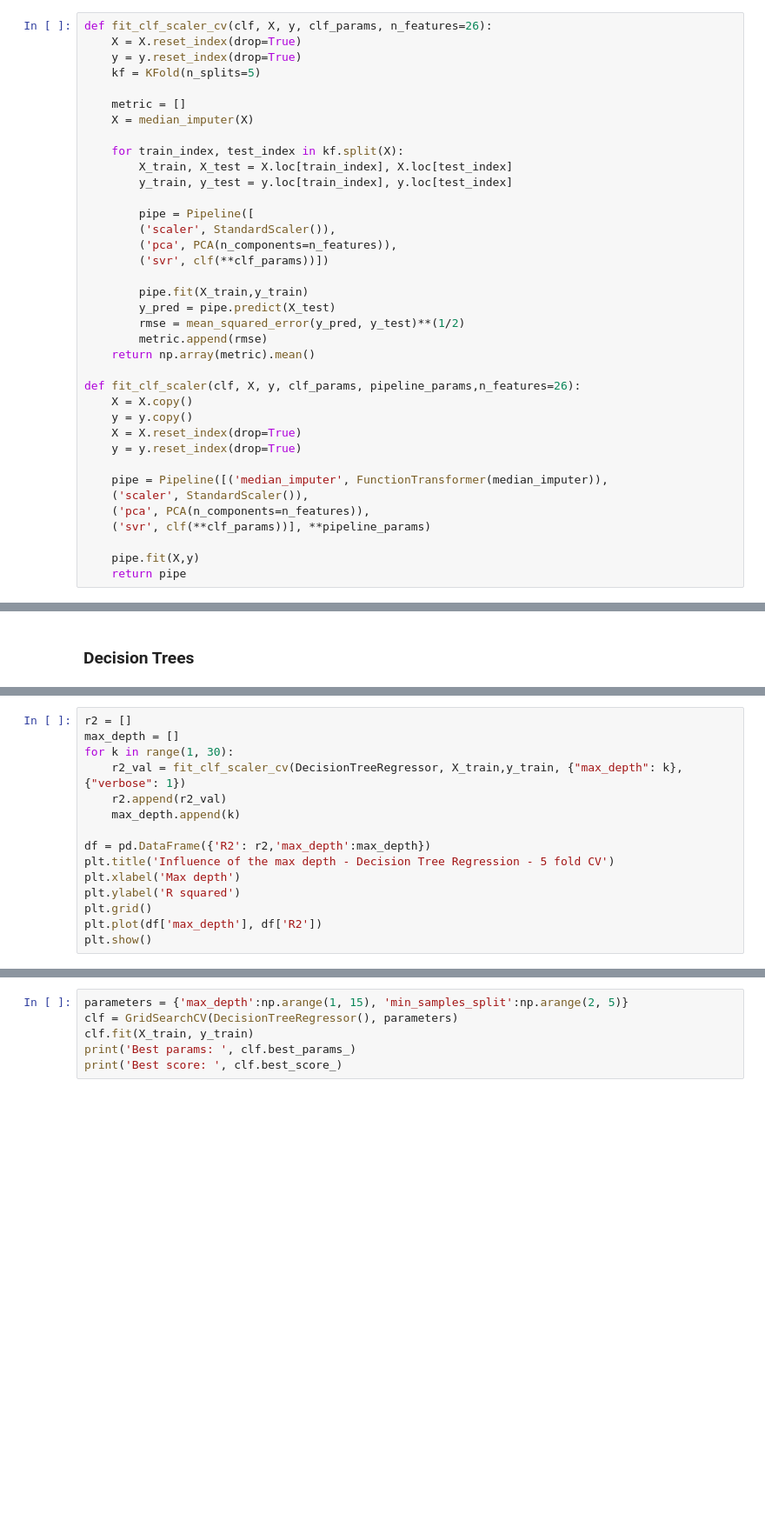
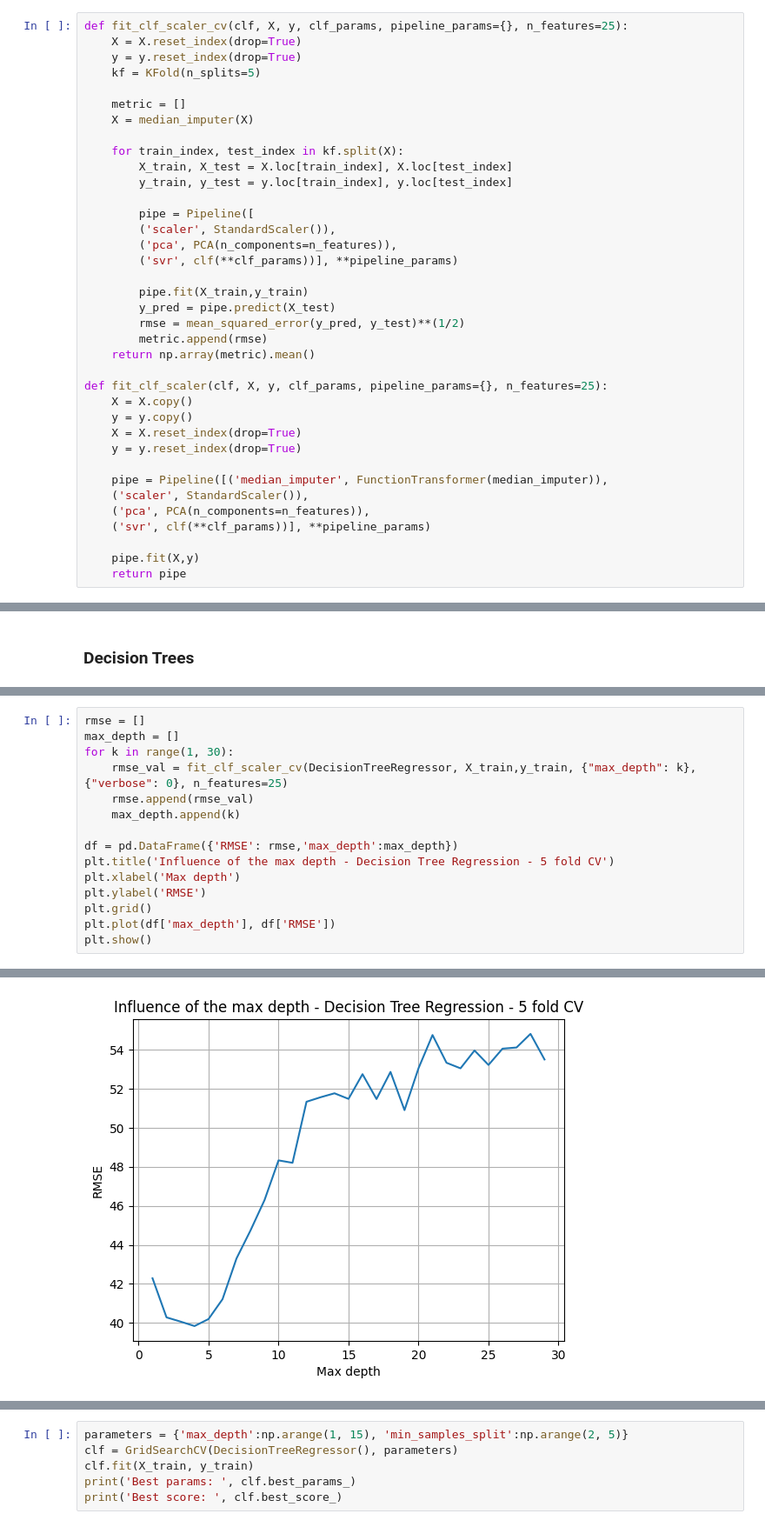
Before and after one commit to jose-melo/airbnb-berlin-price, a Jupyter notebook: src/berlin.ipynb, the cells around one changed output, grey strips where cells are left out. Shown at 87% size. Cells and saved outputs as stored; diff of their text form; blank space fills up the shorter version.

```diff
--- a/src/berlin.ipynb
+++ b/src/berlin.ipynb
@@ -156,7 +154,7 @@ def median_imputer(df: pd.DataFrame):
 
     return df
 # %%
-def fit_clf_scaler_cv(clf, X, y, clf_params, n_features=26):
+def fit_clf_scaler_cv(clf, X, y, clf_params, pipeline_params={}, n_features=25):
     X = X.reset_index(drop=True)
     y = y.reset_index(drop=True)
     kf = KFold(n_splits=5)
@@ -171,7 +169,7 @@ def fit_clf_scaler_cv(clf, X, y, clf_params, n_features=26):
         pipe = Pipeline([
         ('scaler', StandardScaler()),
         ('pca', PCA(n_components=n_features)),
-        ('svr', clf(**clf_params))])
+        ('svr', clf(**clf_params))], **pipeline_params)
 
         pipe.fit(X_train,y_train)
         y_pred = pipe.predict(X_test)
@@ -179,7 +177,7 @@ def fit_clf_scaler_cv(clf, X, y, clf_params, n_features=26):
         metric.append(rmse)
     return np.array(metric).mean()
 
-def fit_clf_scaler(clf, X, y, clf_params, pipeline_params,n_features=26):
+def fit_clf_scaler(clf, X, y, clf_params, pipeline_params={}, n_features=25):
     X = X.copy()
     y = y.copy()
     X = X.reset_index(drop=True)
@@ -394,16 +378,16 @@ from sklearn.metrics import mean_squared_error
 # %%
-r2 = []
+rmse = []
 max_depth = []
 for k in range(1, 30):
-    r2_val = fit_clf_scaler_cv(DecisionTreeRegressor, X_train,y_train, {"max_depth": k}, {"verbose": 1})
-    r2.append(r2_val)
+    rmse_val = fit_clf_scaler_cv(DecisionTreeRegressor, X_train,y_train, {"max_depth": k}, {"verbose": 0}, n_features=25)
+    rmse.append(rmse_val)
     max_depth.append(k)
 
-df = pd.DataFrame({'R2': r2,'max_depth':max_depth})
+df = pd.DataFrame({'RMSE': rmse,'max_depth':max_depth})
 plt.title('Influence of the max depth - Decision Tree Regression - 5 fold CV')
 plt.xlabel('Max depth')
-plt.ylabel('R squared')
+plt.ylabel('RMSE')
 plt.grid()
-plt.plot(df['max_depth'], df['R2'])
+plt.plot(df['max_depth'], df['RMSE'])
 plt.show()
 # %% [output]
@@ -410,0 +394 @@ TypeError: '>=' not supported between instances of 'dict' and 'int'
+[figure, added]
```
Also changed, not shown: parts of 41 cells of this notebook.
